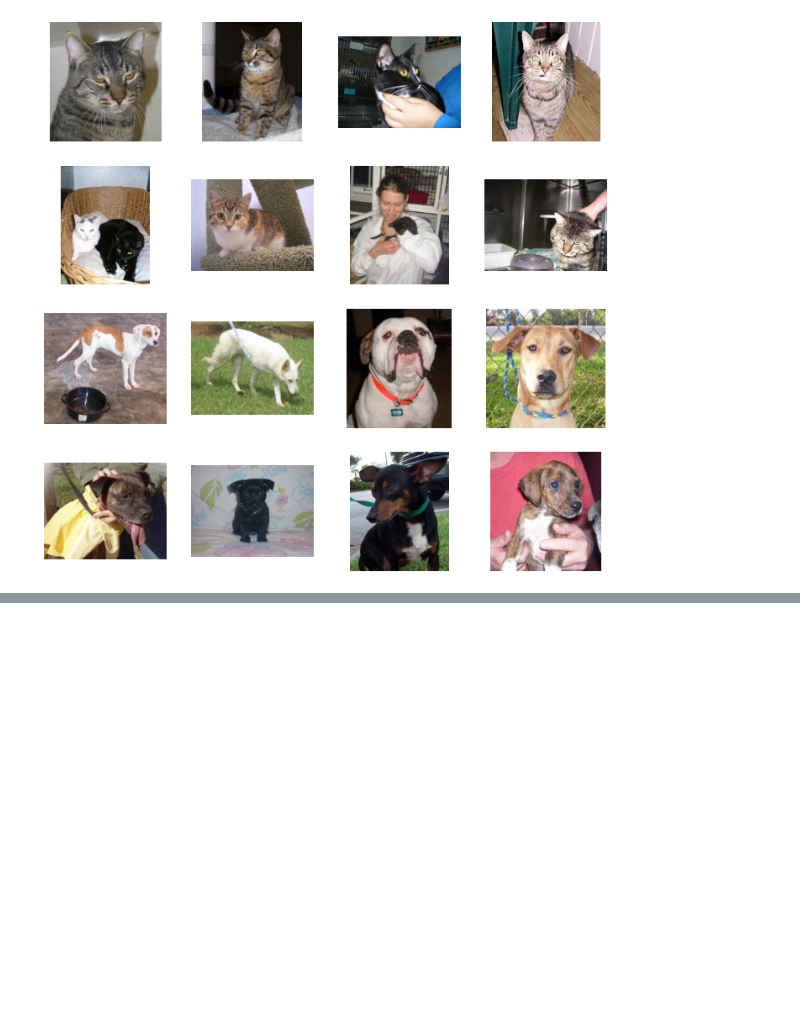
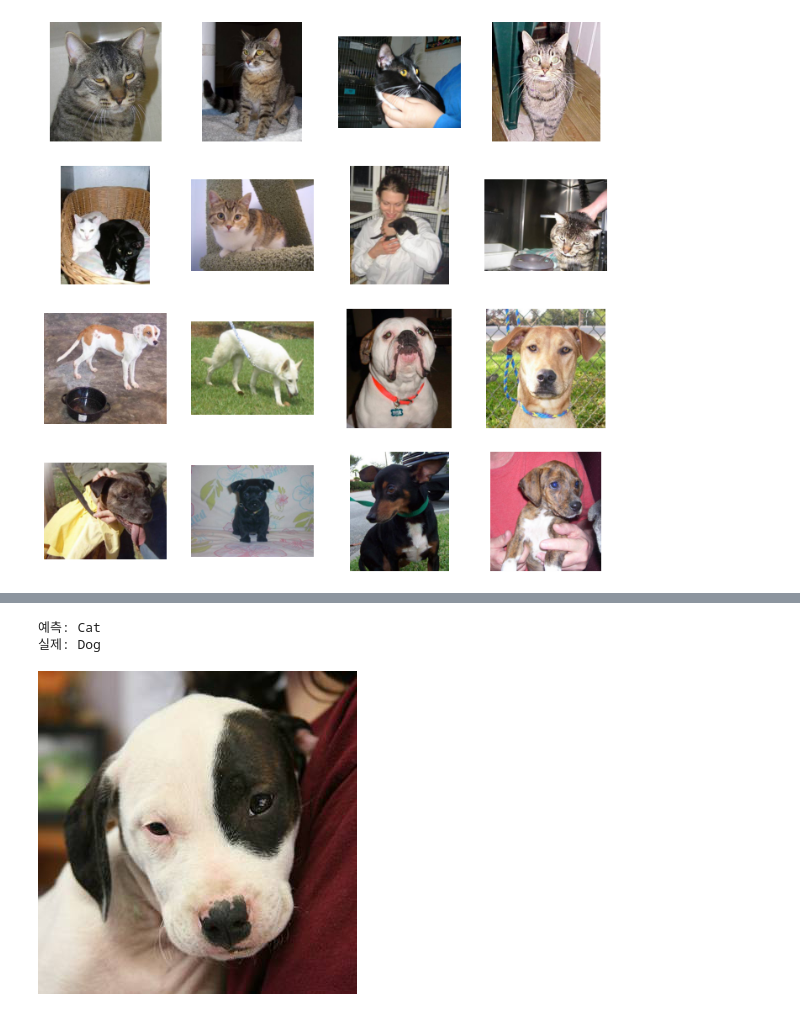
Before and after one commit to chawonlee/AI_svm_mlp_deepmlp, a Jupyter notebook: cat_and_dog_svm.ipynb, the cells around one changed output, grey strips where cells are left out. Cells and saved outputs as stored; diff of their text form; code cells hidden in the pictures; blank space fills up the shorter version.

```diff
--- a/cat_and_dog_svm.ipynb
+++ b/cat_and_dog_svm.ipynb
@@ -81,0 +223,12 @@ plt.show()
+# %%
+X_train, X_test, y_train, y_test = train_test_split(imgs_stand,
+                                                    labels_df.label.values,
+                                                    test_size=.3,
+                                                    )
+# %%
+svm = SVC(kernel='linear',gamma=0.001)
+
+# fit model
+svm.fit(X_train, y_train)
+# generate predictions
+y_pred = svm.predict(X_test)
@@ -81,0 +241,23 @@ plt.show()
+# %%
+from random import randint
+
+test = ImageFolder("/content/drive/MyDrive/archive/test_set")
+imgs, labels = zip(*test.imgs)
+imgs = list(imgs)
+labels = list(labels)
+# %%
+random_ix = randint(0, len(imgs))
+label = {1: 'Cat', 2:'Dog'}
+rand_img = imgs[random_ix]
+# create features of the image
+test_features = create_features(rand_img)
+# predict
+prediction = svm.predict([test_features])
+print("예측: " + label[prediction[0]])
+print("실제: " + label[labels[random_ix]])
+# display image
+display(Image.open(rand_img))
+# %% [output]
+예측: Cat
+실제: Dog
+[figure, added]
```
Also changed, not shown: parts of 13 cells of this notebook.
